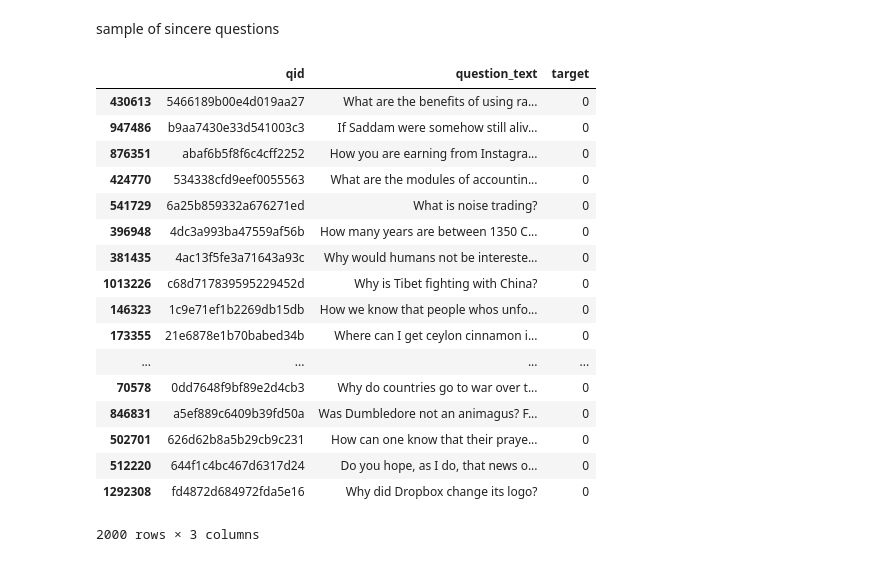
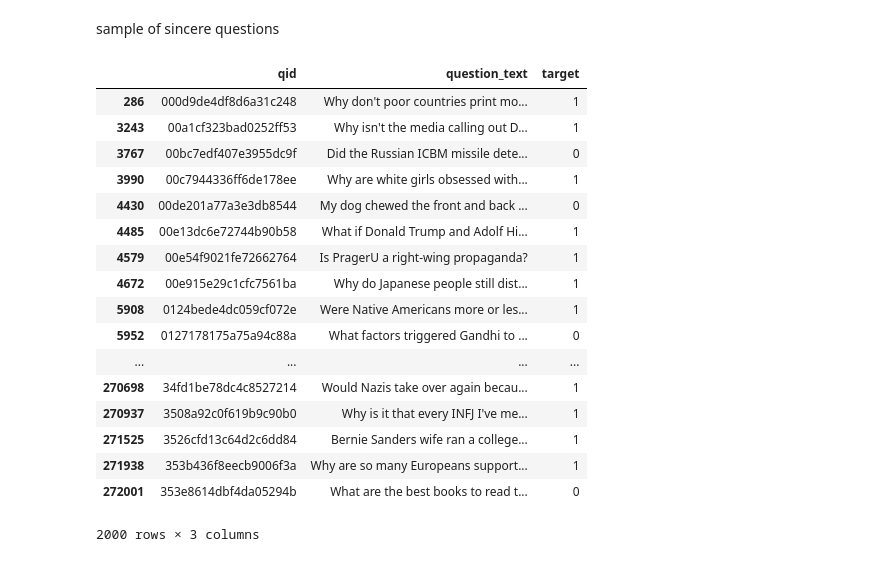
Before and after one commit to tonghuikang/quora-insincere-questions-classification, a Jupyter notebook: working/view_questions.ipynb, the cells around one changed output. Cells and saved outputs as stored; diff of their text form; code cells hidden in the pictures.

```diff
--- a/working/view_questions.ipynb
+++ b/working/view_questions.ipynb
@@ -18,27 +18,27 @@ sample of sincere questions
 # %%
 df_0 = df.loc[df['target'] == 0].sample(n=1000)
 df_1 = df.loc[df['target'] == 1].sample(n=1000)
 
 df_ = pd.concat([df_0,df_1])
-df_.sort_values(by=["qid"])
+df_ = df_.sort_values(by=["qid"])
 with pd.option_context("display.max_rows", 1000):
     display(df_)
 # %% [output]
 |  | qid | question_text | target |
-| 430613 | 5466189b00e4d019aa27 | What are the benefits of using ra... | 0 |
-| 947486 | b9aa7430e33d541003c3 | If Saddam were somehow still aliv... | 0 |
-| 876351 | abaf6b5f8f6c4cff2252 | How you are earning from Instagra... | 0 |
-| 424770 | 534338cfd9eef0055563 | What are the modules of accountin... | 0 |
-| 541729 | 6a25b859332a676271ed | What is noise trading? | 0 |
-| 396948 | 4dc3a993ba47559af56b | How many years are between 1350 C... | 0 |
-| 381435 | 4ac13f5fe3a71643a93c | Why would humans not be intereste... | 0 |
-| 1013226 | c68d717839595229452d | Why is Tibet fighting with China? | 0 |
-| 146323 | 1c9e71ef1b2269db15db | How we know that people whos unfo... | 0 |
-| 173355 | 21e6878e1b70babed34b | Where can I get ceylon cinnamon i... | 0 |
+| 286 | 000d9de4df8d6a31c248 | Why don't poor countries print mo... | 1 |
+| 3243 | 00a1cf323bad0252ff53 | Why isn't the media calling out D... | 1 |
+| 3767 | 00bc7edf407e3955dc9f | Did the Russian ICBM missile dete... | 0 |
+| 3990 | 00c7944336ff6de178ee | Why are white girls obsessed with... | 1 |
+| 4430 | 00de201a77a3e3db8544 | My dog chewed the front and back ... | 0 |
+| 4485 | 00e13dc6e72744b90b58 | What if Donald Trump and Adolf Hi... | 1 |
+| 4579 | 00e54f9021fe72662764 | Is PragerU a right-wing propaganda? | 1 |
+| 4672 | 00e915e29c1cfc7561ba | Why do Japanese people still dist... | 1 |
+| 5908 | 0124bede4dc059cf072e | Were Native Americans more or les... | 1 |
+| 5952 | 0127178175a75a94c88a | What factors triggered Gandhi to ... | 0 |
 | ... | ... | ... | ... |
-| 70578 | 0dd7648f9bf89e2d4cb3 | Why do countries go to war over t... | 0 |
-| 846831 | a5ef889c6409b39fd50a | Was Dumbledore not an animagus? F... | 0 |
-| 502701 | 626d62b8a5b29cb9c231 | How can one know that their praye... | 0 |
-| 512220 | 644f1c4bc467d6317d24 | Do you hope, as I do, that news o... | 0 |
-| 1292308 | fd4872d684972fda5e16 | Why did Dropbox change its logo? | 0 |
+| 270698 | 34fd1be78dc4c8527214 | Would Nazis take over again becau... | 1 |
+| 270937 | 3508a92c0f619b9c90b0 | Why is it that every INFJ I've me... | 1 |
+| 271525 | 3526cfd13c64d2c6dd84 | Bernie Sanders wife ran a college... | 1 |
+| 271938 | 353b436f8eecb9006f3a | Why are so many Europeans support... | 1 |
+| 272001 | 353e8614dbf4da05294b | What are the best books to read t... | 0 |
 2000 rows × 3 columns
```
